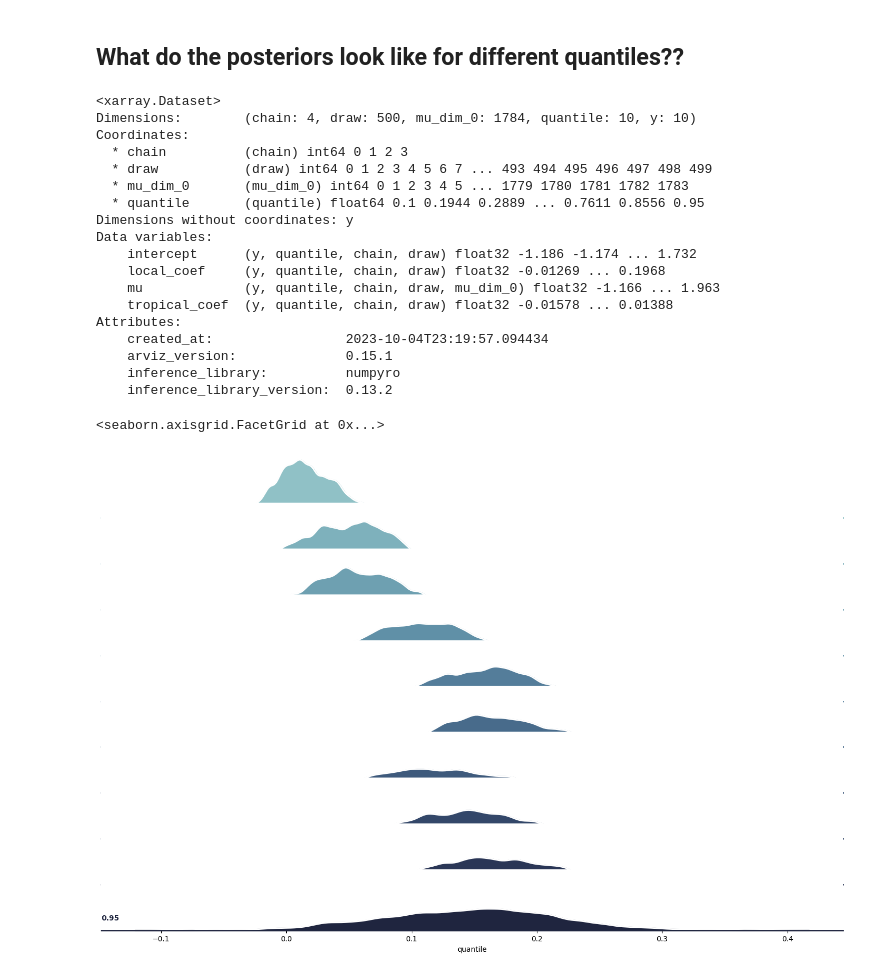
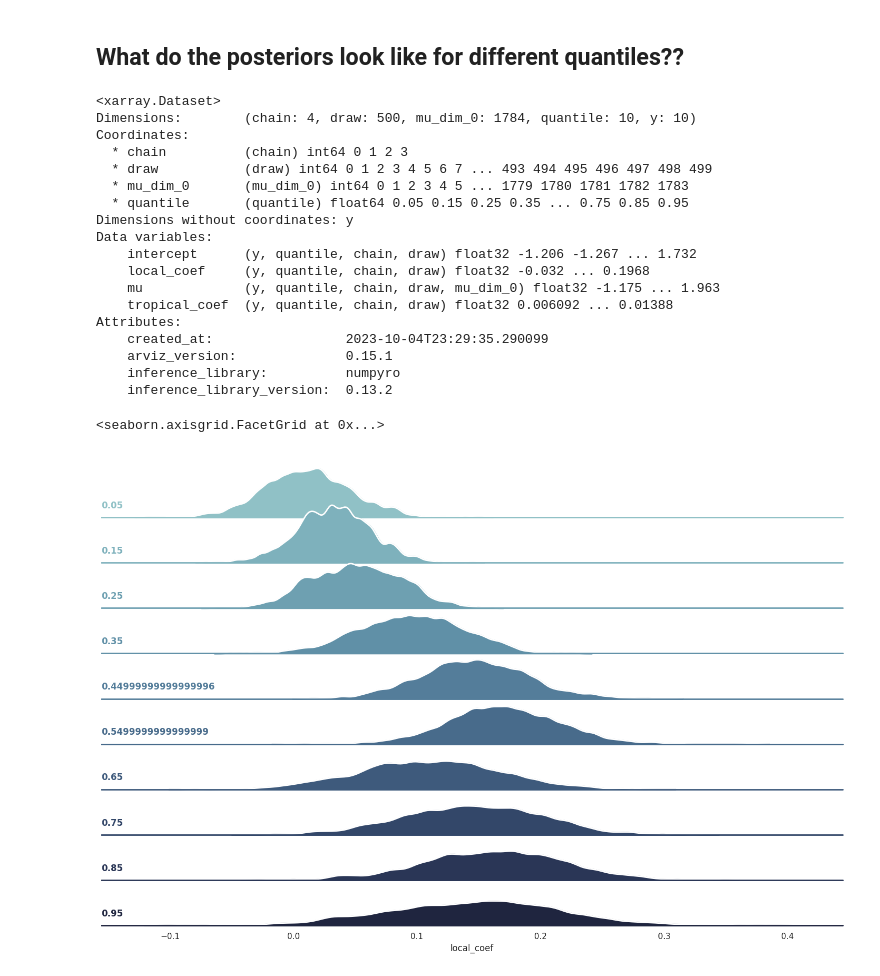
Before and after one commit to sydney-machine-learning/cyclonecategory_GCMs, a Jupyter notebook: Climate Project/albert/notebooks/Copy_of_Bayesian_Regression_WIP.ipynb, the cells around one changed output. Drawn from its saved outputs; the diff is of its cells as text; code cells hidden in the pictures.

Commit message:
fix KDE facet plot

```diff
--- a/Climate Project/albert/notebooks/Copy_of_Bayesian_Regression_WIP.ipynb
+++ b/Climate Project/albert/notebooks/Copy_of_Bayesian_Regression_WIP.ipynb
@@ -78,7 +78,7 @@ def model(tropical_sst=None, local_sst=None, peak_wind=None, q=None):
 # %%
 rng_key = random.PRNGKey(0)
 
-qs = np.linspace(0.1, 0.95, 10)
+qs = np.linspace(0.05, 0.95, 10)
 params = {}
 
 for q in qs:
@@ -379,50 +379,50 @@ Coordinates:
   * chain          (chain) int64 0 1 2 3
   * draw           (draw) int64 0 1 2 3 4 5 6 7 ... 493 494 495 496 497 498 499
   * mu_dim_0       (mu_dim_0) int64 0 1 2 3 4 5 ... 1779 1780 1781 1782 1783
-  * quantile       (quantile) float64 0.1 0.1944 0.2889 ... 0.7611 0.8556 0.95
+  * quantile       (quantile) float64 0.05 0.15 0.25 0.35 ... 0.75 0.85 0.95
 Dimensions without coordinates: y
 Data variables:
-    intercept      (y, quantile, chain, draw) float32 -1.186 -1.174 ... 1.732
-    local_coef     (y, quantile, chain, draw) float32 -0.01269 ... 0.1968
-    mu             (y, quantile, chain, draw, mu_dim_0) float32 -1.166 ... 1.963
-    tropical_coef  (y, quantile, chain, draw) float32 -0.01578 ... 0.01388
+    intercept      (y, quantile, chain, draw) float32 -1.206 -1.267 ... 1.732
+    local_coef     (y, quantile, chain, draw) float32 -0.032 ... 0.1968
+    mu             (y, quantile, chain, draw, mu_dim_0) float32 -1.175 ... 1.963
+    tropical_coef  (y, quantile, chain, draw) float32 0.006092 ... 0.01388
 Attributes:
-    created_at:                 2023-10-04T23:19:57.094434
+    created_at:                 2023-10-04T23:29:35.290099
     arviz_version:              0.15.1
     inference_library:          numpyro
     inference_library_version:  0.13.2
 # %%
 local_coef_df = common_dataset['local_coef'].to_dataframe().reset_index()
 
 pal = sns.cubehelix_palette(10, rot=-.25, light=.7)
-
+sns.set_theme(style="white", rc={"axes.facecolor": (0, 0, 0, 0)})
 g = sns.FacetGrid(local_coef_df, row="quantile", hue="quantile", aspect=15, height=1, palette=pal)
 
 g.map(sns.kdeplot, "local_coef",
       bw_adjust=.5, clip_on=False,
       fill=True, alpha=1, linewidth=2)
 
 g.map(sns.kdeplot, "local_coef", clip_on=False, color="w", lw=2, bw_adjust=.5)
 g.refline(y=0, linewidth=2, linestyle="-", color=None, clip_on=False)
 
 def label(x, color, label):
     ax = plt.gca()
     ax.text(0, .2, label, fontweight="bold", color=color,
             ha="left", va="center", transform=ax.transAxes)
 
 
-g.map(label, "quantile")
+g.map(label, "local_coef")
 
 # Set the subplots to overlap
 g.figure.subplots_adjust(hspace=-.25)
 
 # Remove axes details that don't play well with overlap
 g.set_titles("")
 g.set(yticks=[], ylabel="")
 g.despine(bottom=True, left=True)
 # %% [output]
 <seaborn.axisgrid.FacetGrid at 0x...>
-[figure, old version]
+[figure, new version]
 # %%
 local_coef_df = common_dataset['tropical_coef'].to_dataframe().reset_index()
 
```
Also changed, not shown: parts of 3 cells of this notebook.
